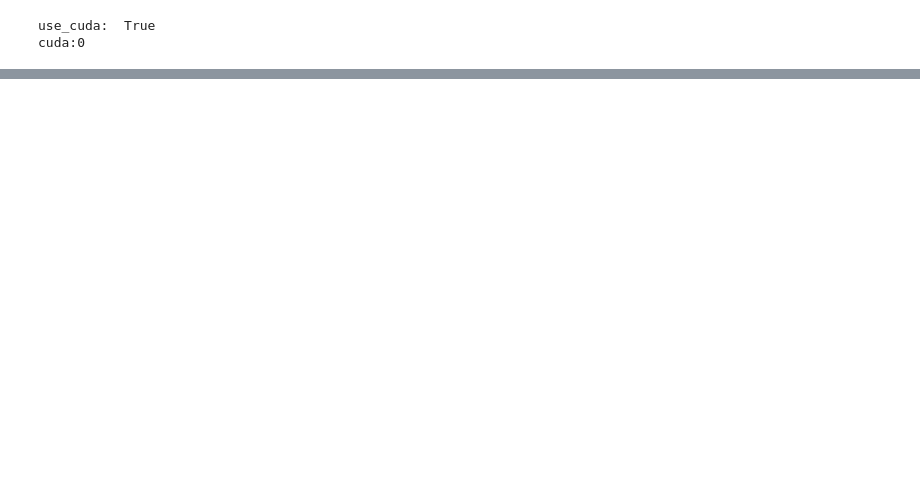
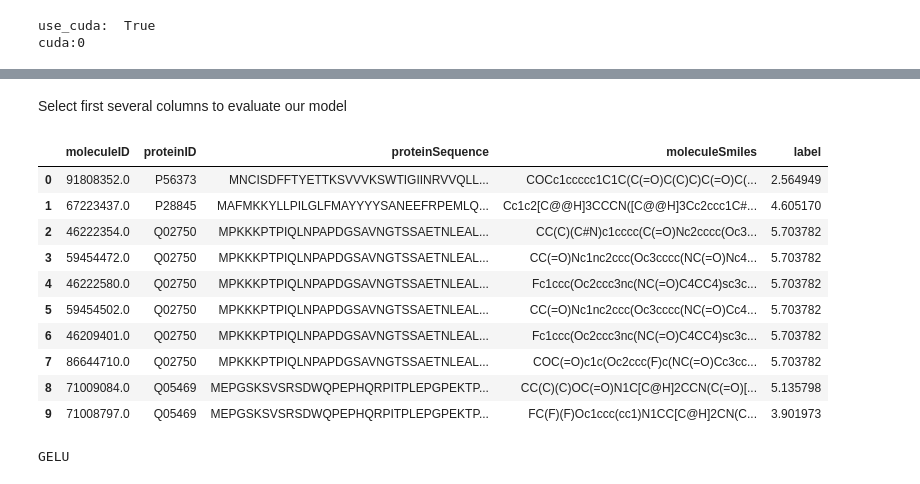
Before and after one commit to yingzibu/drug_design_JAK, a Jupyter notebook: COMPLEX_FINAL.ipynb, the cells around one changed output, grey strips where cells are left out. Cells and saved outputs as stored; diff of their text form; code cells hidden in the pictures; blank space fills up the shorter version.

```diff
--- a/COMPLEX_FINAL.ipynb
+++ b/COMPLEX_FINAL.ipynb
@@ -2270,3 +2035,28 @@ dti_train.head()
+# %% [markdown]
+Select first several columns to evaluate our model
+# %%
+ind = 10 #@param {type:"integer"}
+new_test_df = pd.DataFrame()
+new_test_df['moleculeID'] = pd.DataFrame(dti_train['Drug_ID'][:ind])
+new_test_df['proteinID'] = pd.DataFrame(dti_train['Target_ID'][:ind])
+new_test_df['proteinSequence'] = pd.DataFrame(dti_train['Target'][:ind])
+new_test_df['moleculeSmiles'] = pd.DataFrame(dti_train['Drug'][:ind])
+new_test_df['label'] = pd.DataFrame(dti_train['Y'][:ind])
+
+query_df = new_test_df
+query_df
+# %% [output]
+|  | moleculeID | proteinID | proteinSequence | moleculeSmiles | label |
+| 0 | 91808352.0 | P56373 | MNCISDFFTYETTKSVVVKSWTIGIINRVVQLL... | COCc1ccccc1C1C(C(=O)C(C)C)C(=O)C(... | 2.564949 |
+| 1 | 67223437.0 | P28845 | MAFMKKYLLPILGLFMAYYYYSANEEFRPEMLQ... | Cc1c2[C@@H]3CCCN([C@@H]3Cc2ccc1C#... | 4.605170 |
+| 2 | 46222354.0 | Q02750 | MPKKKPTPIQLNPAPDGSAVNGTSSAETNLEAL... | CC(C)(C#N)c1cccc(C(=O)Nc2cccc(Oc3... | 5.703782 |
+| 3 | 59454472.0 | Q02750 | MPKKKPTPIQLNPAPDGSAVNGTSSAETNLEAL... | CC(=O)Nc1nc2ccc(Oc3cccc(NC(=O)Nc4... | 5.703782 |
+| 4 | 46222580.0 | Q02750 | MPKKKPTPIQLNPAPDGSAVNGTSSAETNLEAL... | Fc1ccc(Oc2ccc3nc(NC(=O)C4CC4)sc3c... | 5.703782 |
+| 5 | 59454502.0 | Q02750 | MPKKKPTPIQLNPAPDGSAVNGTSSAETNLEAL... | CC(=O)Nc1nc2ccc(Oc3cccc(NC(=O)Cc4... | 5.703782 |
+| 6 | 46209401.0 | Q02750 | MPKKKPTPIQLNPAPDGSAVNGTSSAETNLEAL... | Fc1ccc(Oc2ccc3nc(NC(=O)C4CC4)sc3c... | 5.703782 |
+| 7 | 86644710.0 | Q02750 | MPKKKPTPIQLNPAPDGSAVNGTSSAETNLEAL... | COC(=O)c1c(Oc2ccc(F)c(NC(=O)Cc3cc... | 5.703782 |
+| 8 | 71009084.0 | Q05469 | MEPGSKSVSRSDWQPEPHQRPITPLEPGPEKTP... | CC(C)(C)OC(=O)N1C[C@H]2CCN(C(=O)[... | 5.135798 |
+| 9 | 71008797.0 | Q05469 | MEPGSKSVSRSDWQPEPHQRPITPLEPGPEKTP... | FC(F)(F)Oc1ccc(cc1)N1CC[C@H]2CN(C... | 3.901973 |
 # %%
 import numpy as np
 import pandas as pd
@@ -2705,10 +2497,11 @@ config.drug_shape = drug_featurizer.shape
 config.target_shape = target_featurizer.shape
 # %%
 logg.info("Initializing model")
-model = SimpleCoembeddingNoSigmoid(
-    config.drug_shape,
-    config.target_shape,
-    latent_dimension=config.latent_dimension,
+
+model = SimpleCoembedding(
+    int(config.drug_shape),
+    int(config.target_shape),
+    latent_dimension=int(config.latent_dimension),
     latent_distance=config.latent_distance,
     latent_activation=config.latent_activation,
     classify=config.classify,
@@ -2726,3 +2519,5 @@ opt = torch.optim.AdamW(model.parameters(), lr=config.lr)
 lr_scheduler = torch.optim.lr_scheduler.CosineAnnealingWarmRestarts(
     opt, T_0=config.lr_t0
 )
+# %% [output]
+GELU
```
Also changed, not shown: parts of 70 cells of this notebook.
